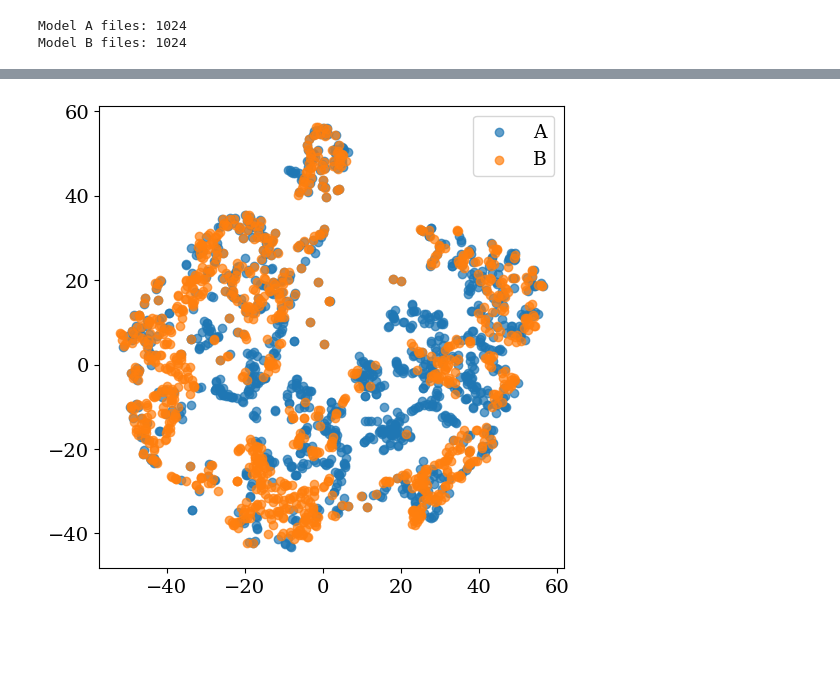
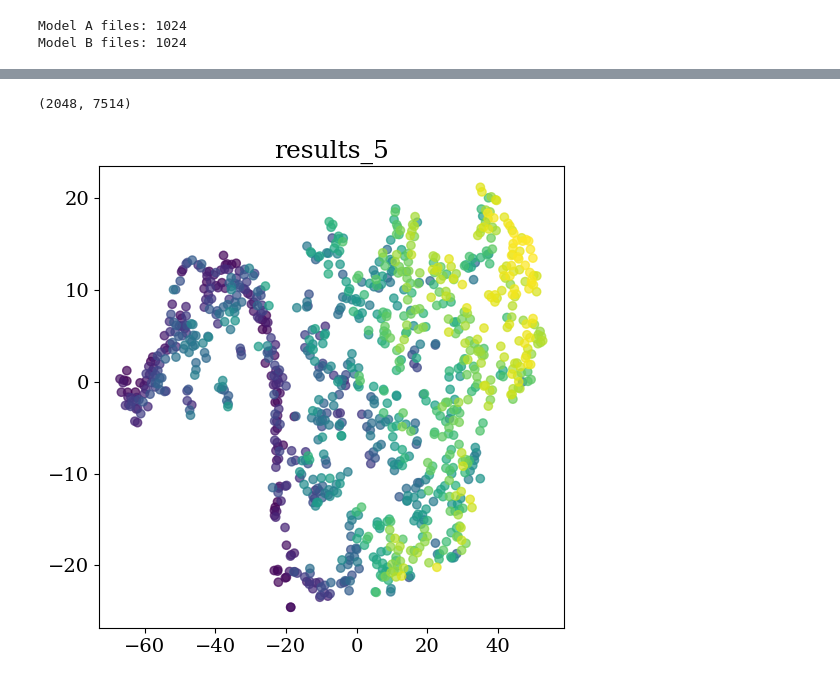
Before and after one commit to charlesaugdupont/cognitive-biases-endogenous-volatility, a Jupyter notebook: Embedding.ipynb, the cells around one changed output, grey strips where cells are left out. Saved outputs shown, nothing was run; the diff lists cells and outputs as text; code cells hidden in the pictures; blank space fills up the shorter version.

Commit message:
embedding results and plots

```diff
--- a/Embedding.ipynb
+++ b/Embedding.ipynb
@@ -231,13 +261,48 @@ X_pca = pca.fit_transform(X_scaled)
-# %%
-X_scaled = StandardScaler().fit_transform(X_pca)
-tsne = TSNE(n_components=2, perplexity=30, random_state=0)
-X_tsne = tsne.fit_transform(X_scaled)
-# %%
-plt.figure(figsize=(6,6))
-for model in ['A','B']:
-    idx = [i for i,m in enumerate(all_meta) if m['model']==model]
-    plt.scatter(X_tsne[idx,0], X_tsne[idx,1], label=model, alpha=0.7)
-plt.legend()
-plt.show()
-# %% [output]
-[figure, removed]
+# %%
+all_features = []
+all_meta = []
+param_values = []
+for model in ["A", "B"]:
+    with open(f"embedding_features_{model}", "rb") as f:
+        all_features += pickle.load(f)
+    with open(f"embedding_meta_{model}", "rb") as f:
+        meta = pickle.load(f)
+    all_meta += meta
+    for row in tqdm(meta):
+        with open(f"{model_dirs[model]}/{row['file']}", "rb") as f:
+            D = pickle.load(f)["params"]
+        param_values.append((
+            D["alpha"], D["P_H_increase"], D["P_H_decrease"], D["w_delta_scale"], D["gamma"], D["omega"], D["eta"]
+        ))
+# %%
+X_features = np.vstack(all_features)
+X_features.shape
+# %% [output]
+(2048, 7514)
+# %%
+def embedding(model_name, with_pca, method, param_color_idx):
+    if model_name == "A":
+        X_scaled = StandardScaler().fit_transform(X_features[:1024])
+        c = [x[param_color_idx] for x in param_values[:1024]]
+    else:
+        X_scaled = StandardScaler().fit_transform(X_features[1024:])
+        c = [x[param_color_idx] for x in param_values[1024:]]
+
+    if with_pca:
+        X_scaled = PCA(n_components=50).fit_transform(X_scaled)
+
+    if method == "tsne":
+        X_ = TSNE(n_components=2, perplexity=30, random_state=0).fit_transform(X_scaled)
+    elif method == "spectral":
+        X_ = SpectralEmbedding().fit_transform(X_scaled)
+    elif method == "isomap":
+        X_ = Isomap(n_neighbors=5).fit_transform(X_scaled)
+
+    plt.figure(figsize=(6,6))
+    plt.scatter(X_[:,0], X_[:,1], alpha=0.7, c=c, cmap="viridis")
+    plt.title(model_dirs[model_name])
+    plt.show()
+# %%
+embedding("A", True, "tsne", 0)
+# %% [output]
+[figure, added]
```
Also changed, not shown: parts of 12 cells of this notebook.
